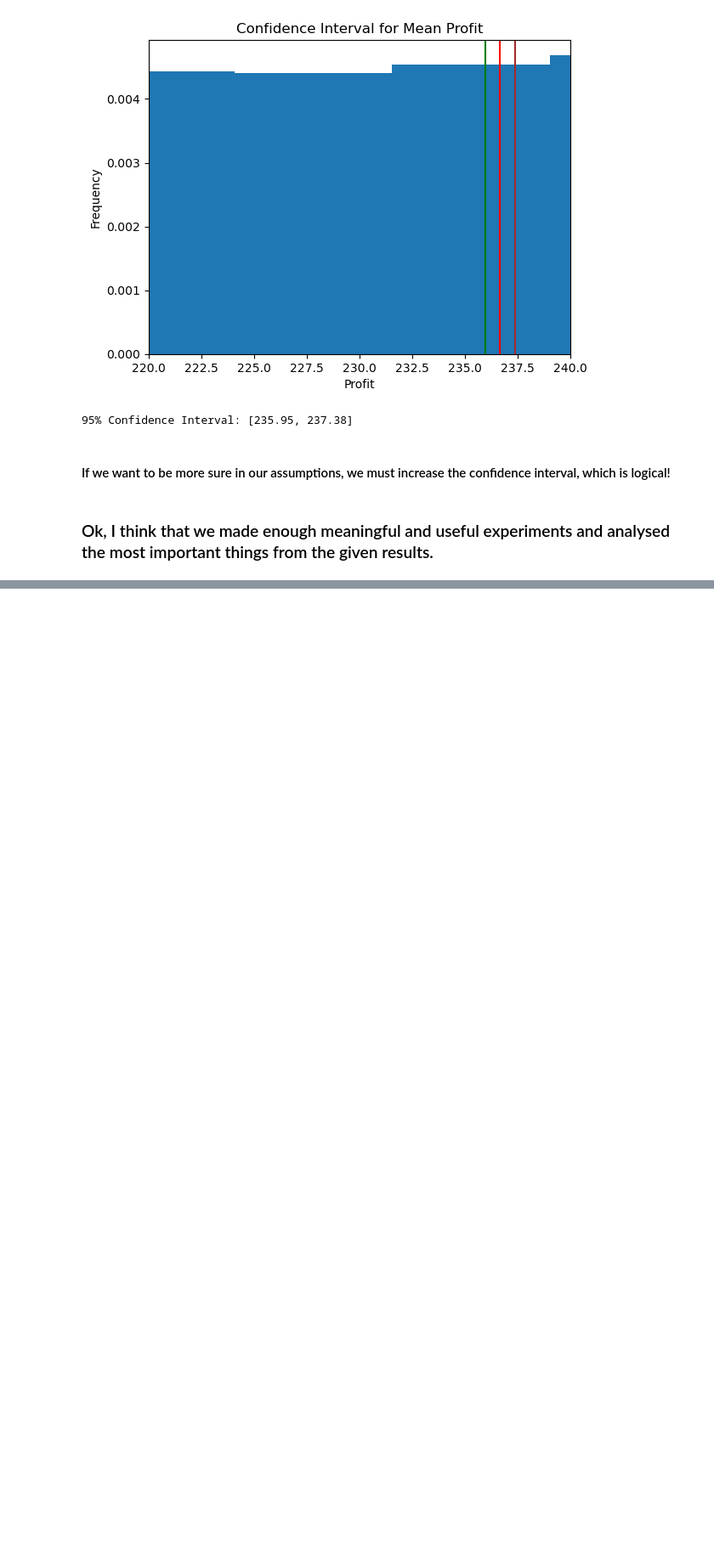
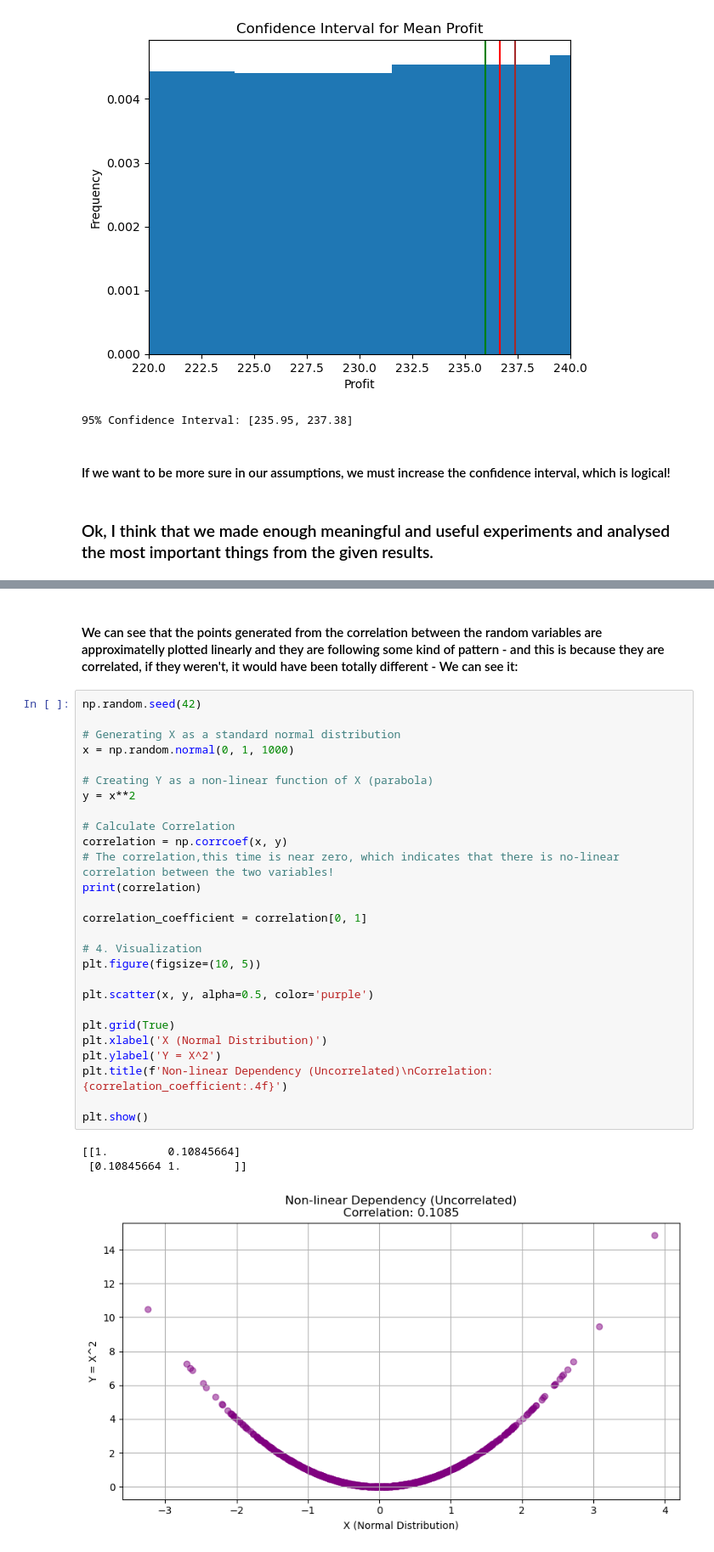
Before and after one commit to kvenov/The_Monte_Carlo_Method, a Jupyter notebook: coffee_shop_forecast.ipynb, the cells around one changed output, grey strips where cells are left out. Shown at 85% size. Cells and saved outputs as stored; diff of their text form; blank space fills up the shorter version.

```diff
--- a/coffee_shop_forecast.ipynb
+++ b/coffee_shop_forecast.ipynb
@@ -666,0 +790,33 @@ plot_confidence_intervals(profits, z)
+# %% [markdown]
+#### We can see that the points generated from the correlation between the random variables are approximatelly plotted linearly and they are following some kind of pattern - and this is because they are correlated, if they weren't, it would have been totally different - We can see it:
+# %%
+np.random.seed(42)
+
+# Generating X as a standard normal distribution
+x = np.random.normal(0, 1, 1000)
+
+# Creating Y as a non-linear function of X (parabola)
+y = x**2
+
+# Calculate Correlation
+correlation = np.corrcoef(x, y)
+# The correlation,this time is near zero, which indicates that there is no-linear correlation between the two variables!
+print(correlation)
+
+correlation_coefficient = correlation[0, 1]
+
+# 4. Visualization
+plt.figure(figsize=(10, 5))
+
+plt.scatter(x, y, alpha=0.5, color='purple')
+
+plt.grid(True)
+plt.xlabel('X (Normal Distribution)')
+plt.ylabel('Y = X^2')
+plt.title(f'Non-linear Dependency (Uncorrelated)\nCorrelation: {correlation_coefficient:.4f}')
+
+plt.show()
+# %% [output]
+[[1.         0.10845664]
+ [0.10845664 1.        ]]
+[figure, added]
```
Also changed, not shown: parts of 8 cells of this notebook.
